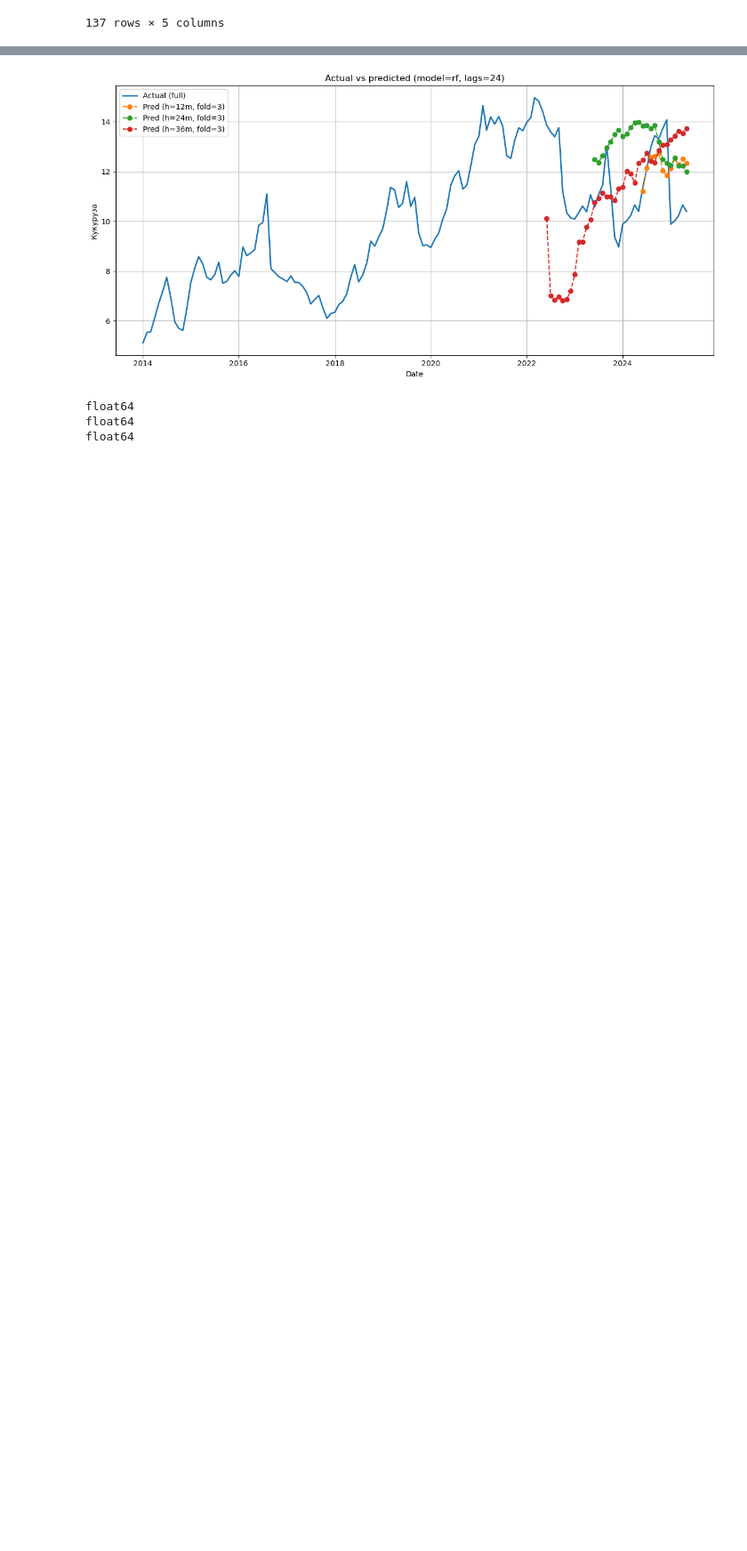
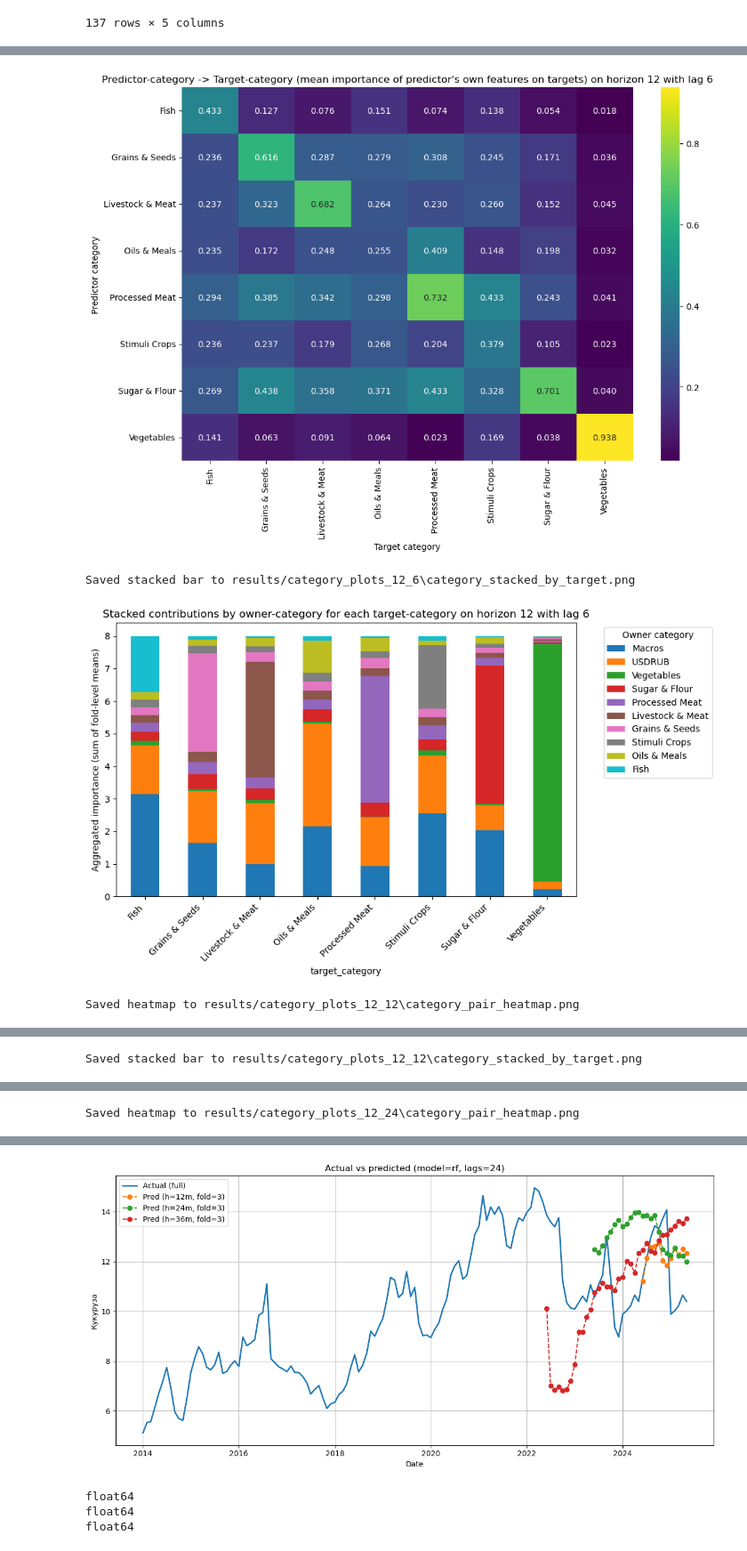
Before and after one commit to Chernousovdv/Sber-Conditional, a Jupyter notebook: Data_analysis.ipynb, the cells around one changed output, grey strips where cells are left out. Shown at 89% size. Saved outputs shown, nothing was run; the diff lists cells and outputs as text; code cells hidden in the pictures; blank space fills up the shorter version.

Commit message:
Added new feature importance analysis

```diff
--- a/Data_analysis.ipynb
+++ b/Data_analysis.ipynb
@@ -1370,0 +2249,17 @@ if __name__ == "__main__":
+# %%
+from utils.utils import aggregate_feature_importances_by_category, plot_category_heatmap_and_stacked
+
+
+agg = aggregate_feature_importances_by_category()
+
+for horizon in [12, 24, 36]:
+    for lag in [6, 12, 24]:
+        agg_sub = agg[agg["horizon"]==horizon]
+        agg_sub = agg_sub[agg_sub["lags"]==lag]
+        plot_category_heatmap_and_stacked(agg_sub,
+                                          agg_method='mean',
+                                          horizon=horizon,
+                                          lag=lag,
+                                          normalize_rows=False,
+                                          save_dir=f"results/category_plots_{horizon}_{lag}", show=True)
+# %% [output]
@@ -1370,0 +2283,4 @@ if __name__ == "__main__":
+[figure, added]
+Saved stacked bar to results/category_plots_12_6\category_stacked_by_target.png
+[figure, added]
+Saved heatmap to results/category_plots_12_12\category_pair_heatmap.png
@@ -1370,0 +2288 @@ if __name__ == "__main__":
+Saved stacked bar to results/category_plots_12_12\category_stacked_by_target.png
@@ -1370,0 +2290 @@ if __name__ == "__main__":
+Saved heatmap to results/category_plots_12_24\category_pair_heatmap.png
```
Also changed, not shown: parts of 17 cells of this notebook, 3 other files.
